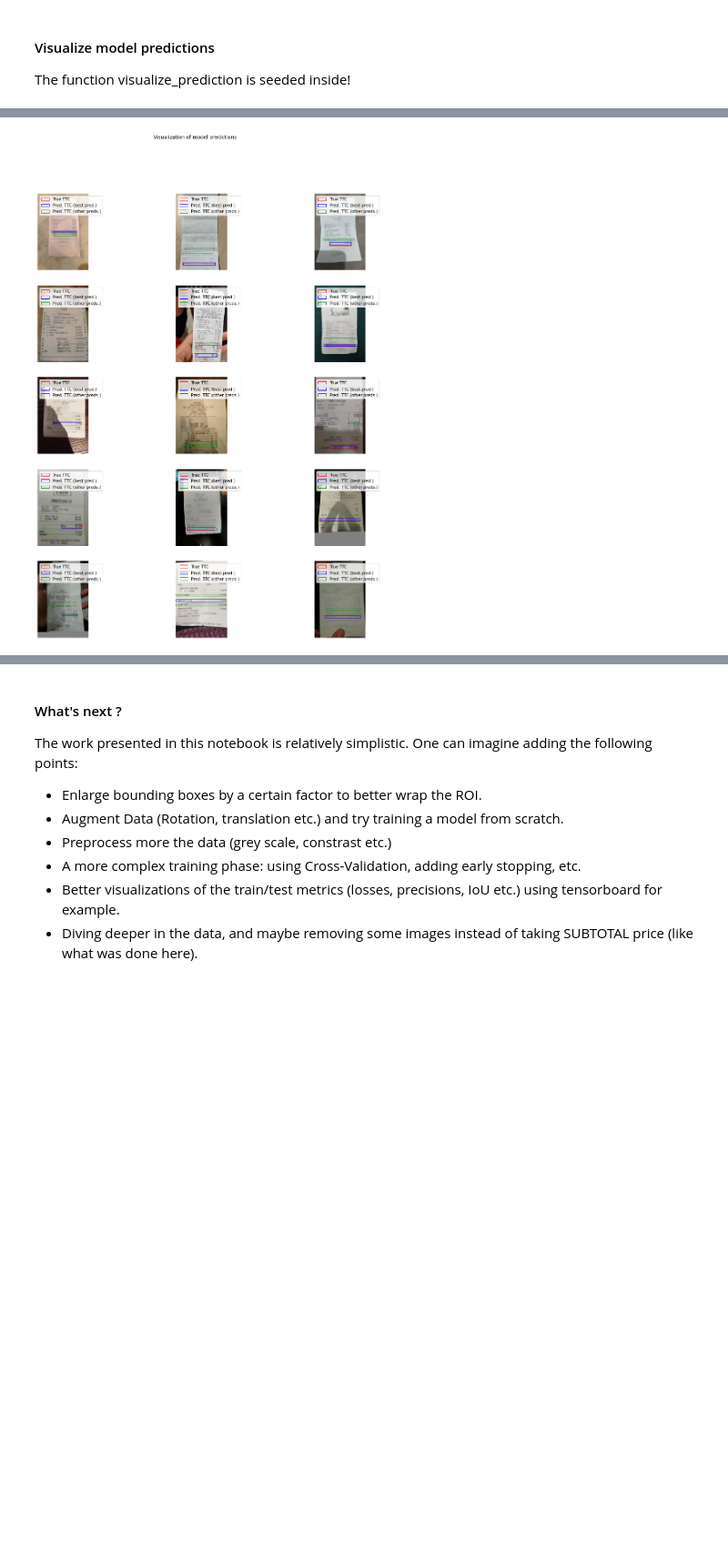
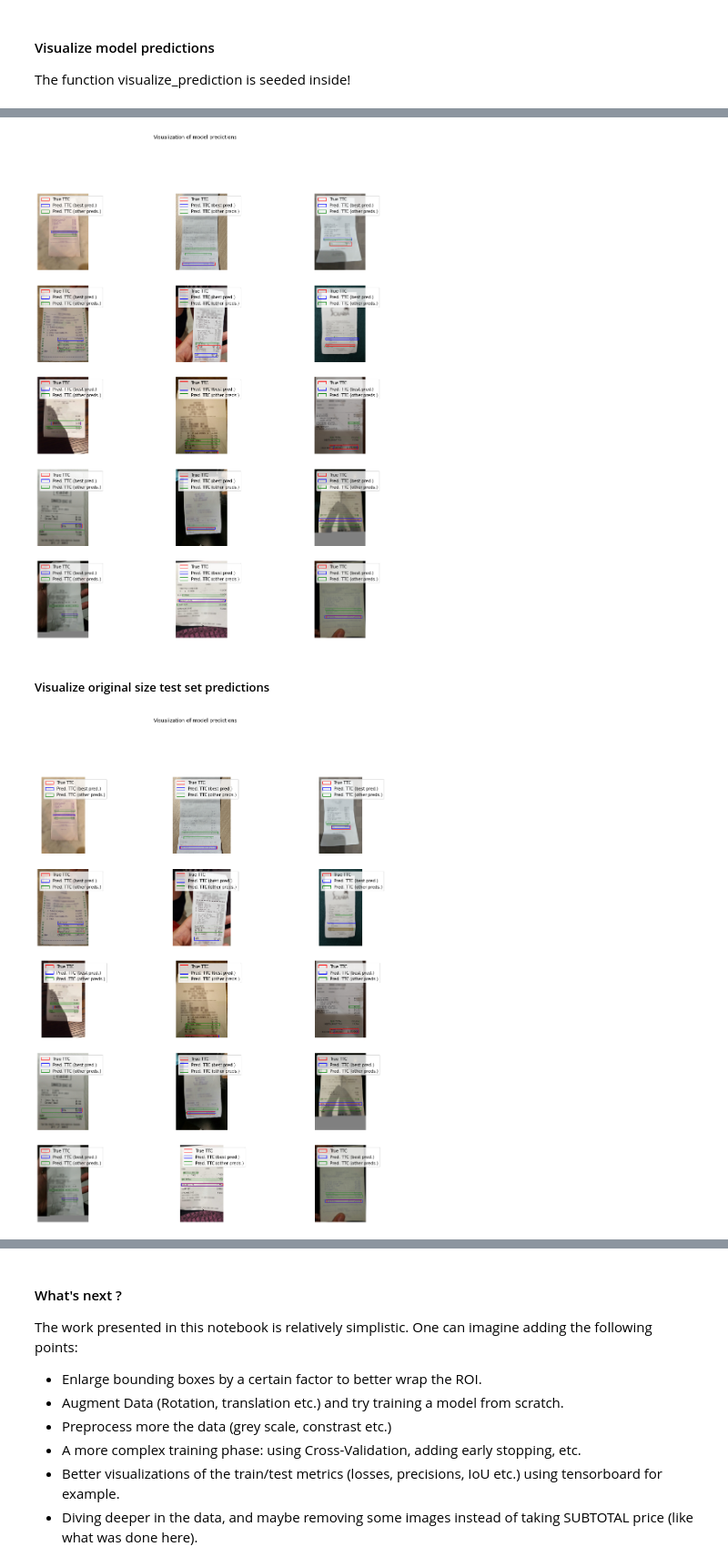
Before and after one commit to AghilesAzzoug/Receipt-TTC-Detection, a Jupyter notebook: main.ipynb, the cells around one changed output, grey strips where cells are left out. Shown at 91% size. Drawn from its saved outputs; the diff is of its cells as text; code cells hidden in the pictures; blank space fills up the shorter version.

Commit message:
adding other tests

```diff
--- a/main.ipynb
+++ b/main.ipynb
@@ -148,14 +152,20 @@ def get_price_bb_from_json_file(json_content):
         if len(price_value) > 0:
             if len(price_tag) > 0:
                 # if both are present return the full bounding box
-                return np.array([min(price_value[0]['y1'], price_tag[0]['y1']),
-                                 min(price_value[0]['x1'], price_tag[0]['x1']),
-                                 max(price_value[0]['y4'], price_tag[0]['y4']),
-                                 max(price_value[0]['x2'], price_tag[0]['x2'])])
+                # return np.array([min(price_value[0]['y1'], price_tag[0]['y1']),
+                #                  min(price_value[0]['x1'], price_tag[0]['x1']),
+                #                  max(price_value[0]['y4'], price_tag[0]['y4']),
+                #                  max(price_value[0]['x2'], price_tag[0]['x2'])])
+                return np.array([min(price_value[0]['x1'], price_tag[0]['x1']),
+                                 min(price_value[0]['y1'], price_tag[0]['y1']),
+                                 max(price_value[0]['x2'], price_tag[0]['x2']),
+                                 max(price_value[0]['y4'], price_tag[0]['y4'])])
             else:
                 # else, return the price value bounding box
-                return np.array([price_value[0]['y1'], price_value[0]['x1'],
-                                 price_value[0]['y4'], price_value[0]['x2']])
+                # return np.array([price_value[0]['y1'], price_value[0]['x1'],
+                #                  price_value[0]['y4'], price_value[0]['x2']])
+                return np.array([price_value[0]['x1'], price_value[0]['y1'],
+                                 price_value[0]['x2'], price_value[0]['y4']])
     return None
 
 class BoundingBoxRescale(object):
@@ -169,8 +179,8 @@ class BoundingBoxRescale(object):
         w_ratio = new_shape[0] / original_shape[0]
         h_ratio = new_shape[1] / original_shape[1]
 
-        return [sample[1]*h_ratio, sample[0]*w_ratio, sample[3]*h_ratio, sample[2]*w_ratio]
-
+        # return [sample[1]*h_ratio, sample[0]*w_ratio, sample[3]*h_ratio, sample[2]*w_ratio]
+        return [sample[0]*h_ratio, sample[1]*w_ratio, sample[2]*h_ratio, sample[3]*w_ratio]
 class CORDataset(Dataset):
     """ PyTorch Dataset wrapper for CORD dataset """
 
@@ -428,4 +442,11 @@ def visualize_prediction(model, dataset, n_rows, n_columns, max_bbs):
 # visualize predictions
 visualize_prediction(model=model, dataset=dataset_test, n_rows=5, n_columns=3, max_bbs=3)
 # %% [output]
-[figure, old version]
+[figure, new version]
+# %% [markdown]
+##### Visualize original size test set predictions
+# %%
+untransformed_dataset_test = CORDataset(root_data_dir='data', subset='test', img_transform=transforms.ToTensor())
+visualize_prediction(model=model, dataset=untransformed_dataset_test, n_rows=5, n_columns=3, max_bbs=3)
+# %% [output]
+[figure, added]
```
Also changed, not shown: parts of 7 cells of this notebook, 1 other file.
